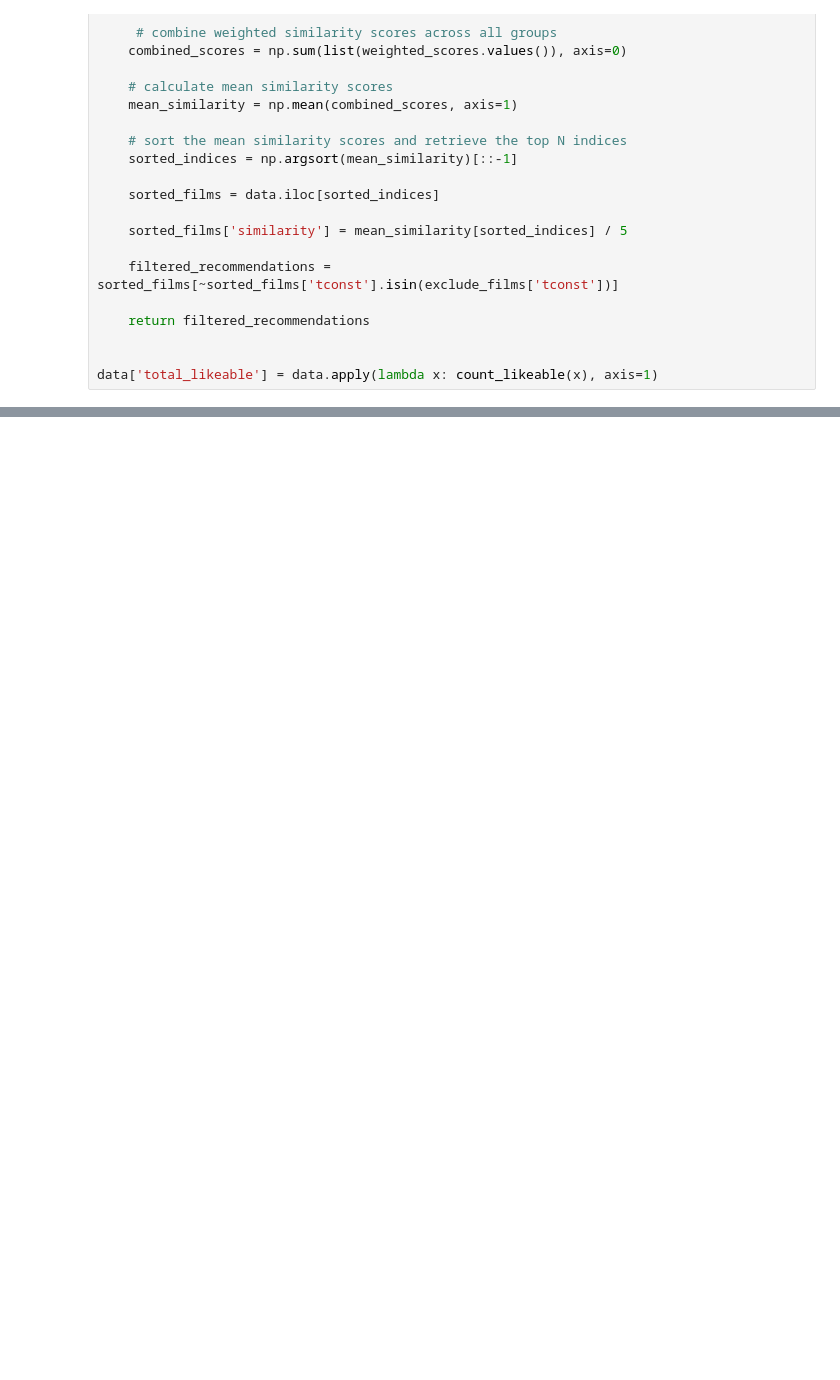
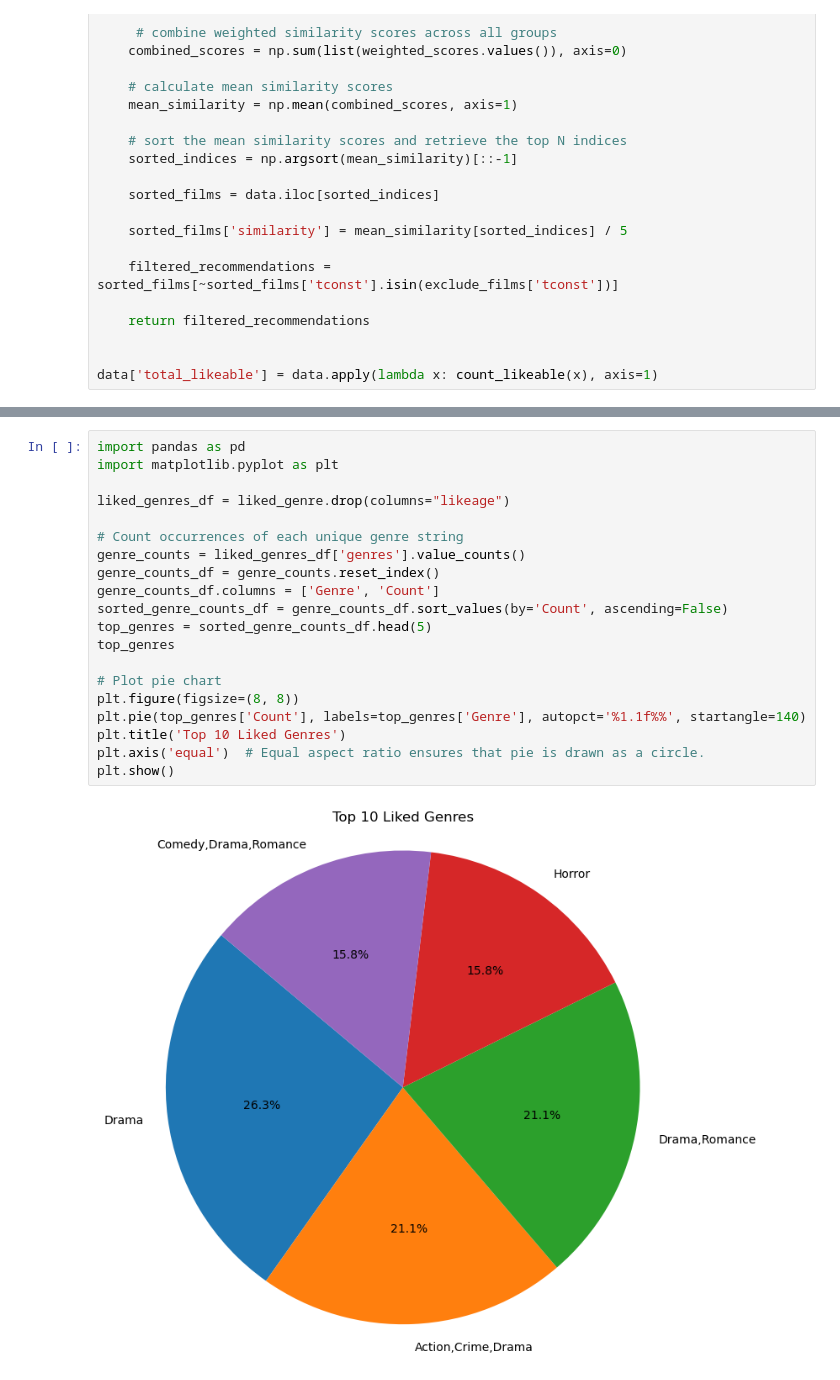
Before and after one commit to Roland-02/Cinephile.com, a Jupyter notebook: recommendEngine.ipynb, the cells around one changed output, grey strips where cells are left out. Drawn from its saved outputs; the diff is of its cells as text; blank space fills up the shorter version.

Commit message:
genre pie charts on profile

```diff
--- a/recommendEngine.ipynb
+++ b/recommendEngine.ipynb
@@ -759,0 +787,22 @@ most_common_names(x)
+# %%
+import pandas as pd
+import matplotlib.pyplot as plt
+
+liked_genres_df = liked_genre.drop(columns="likeage")
+
+# Count occurrences of each unique genre string
+genre_counts = liked_genres_df['genres'].value_counts()
+genre_counts_df = genre_counts.reset_index()
+genre_counts_df.columns = ['Genre', 'Count']
+sorted_genre_counts_df = genre_counts_df.sort_values(by='Count', ascending=False)
+top_genres = sorted_genre_counts_df.head(5)
+top_genres
+
+# Plot pie chart
+plt.figure(figsize=(8, 8))
+plt.pie(top_genres['Count'], labels=top_genres['Genre'], autopct='%1.1f%%', startangle=140)
+plt.title('Top 10 Liked Genres')
+plt.axis('equal')  # Equal aspect ratio ensures that pie is drawn as a circle.
+plt.show()
+# %% [output]
+[figure, added]
```
Also changed, not shown: parts of 7 cells of this notebook, 4 other files.
